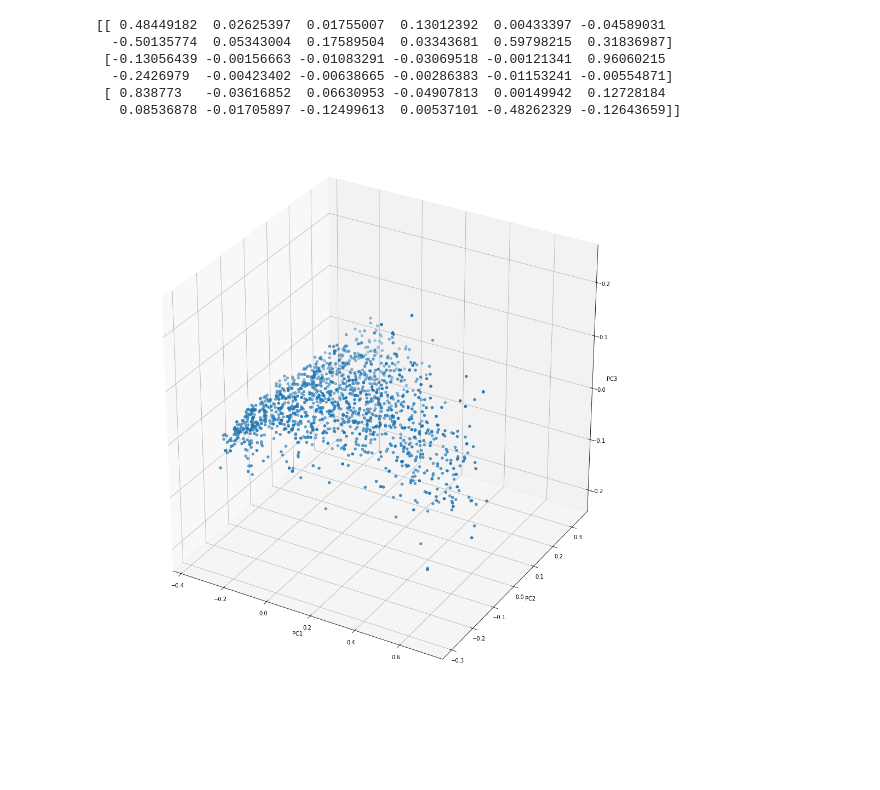
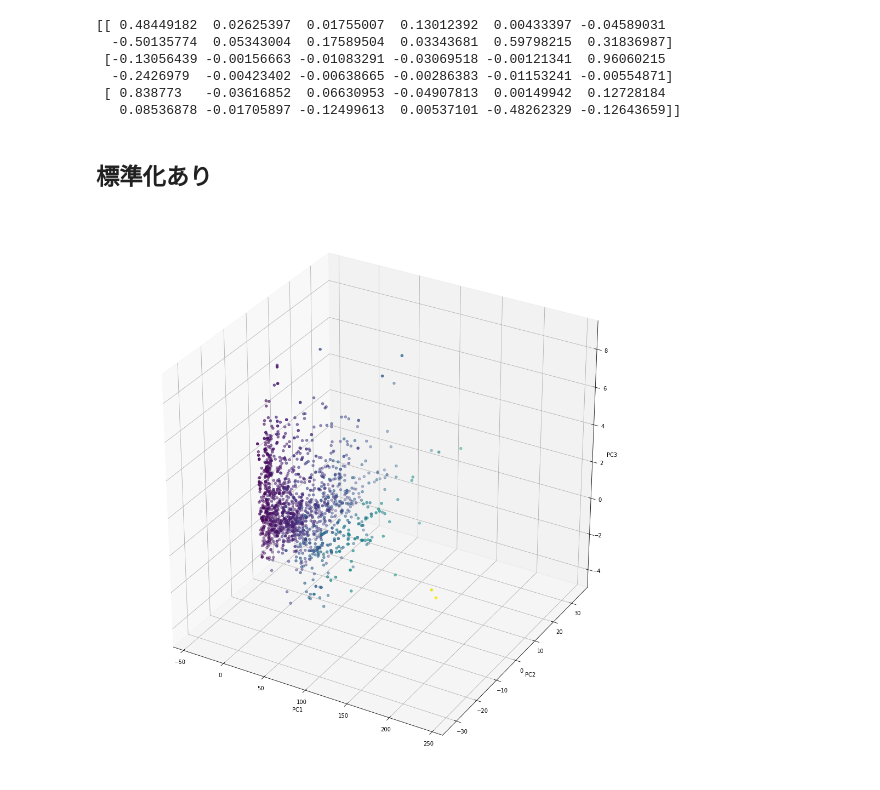
Before and after one commit to furukawa-laboratory/workout_report_2019, a Jupyter notebook: trainee/harada/前処理入門_ビギナー/#44_PCA_uci_wine_3D.ipynb, the cells around one changed output. Drawn from its saved outputs; the diff is of its cells as text; code cells hidden in the pictures; blank space fills up the shorter version.

```diff
--- a/trainee/harada/前処理入門_ビギナー/#44_PCA_uci_wine_3D.ipynb
+++ b/trainee/harada/前処理入門_ビギナー/#44_PCA_uci_wine_3D.ipynb
@@ -69,0 +63,7 @@ array([[0.19347777, 0.01830195, 0.        , ..., 0.01464156, 0.24576906,
+# %%
+#主成分分析の実行
+#pca = PCA(n_components=2)
+#pca.fit(dfs)
+pca = PCA(n_components=3).fit(df)
+dfs = pca.transform(df)
+print(df)
@@ -95,15 +133,17 @@ print(pca.components_)
   -0.2426979  -0.00423402 -0.00638665 -0.00286383 -0.01153241 -0.00554871]
  [ 0.838773   -0.03616852  0.06630953 -0.04907813  0.00149942  0.12728184
    0.08536878 -0.01705897 -0.12499613  0.00537101 -0.48262329 -0.12643659]]
+# %% [markdown]
+## 標準化あり
 # %%
 fig = pyplot.figure(figsize=(14,14))
 ax = Axes3D(fig)
 
-ax.scatter(dfs[:, 0], dfs[:, 1], dfs[:, 2])
-plt.grid()
+ax.scatter(dfs[:, 0], dfs[:, 1], dfs[:, 2], c=list(dfs[:, 0]))
+pyplot.grid()
 ax.set_xlabel("PC1")
 ax.set_ylabel("PC2")
 ax.set_zlabel("PC3")
-plt.show()
+pyplot.show()
 # %% [output]
-[figure, old version]
+[figure, new version]
```
Also changed, not shown: parts of 7 cells of this notebook.
